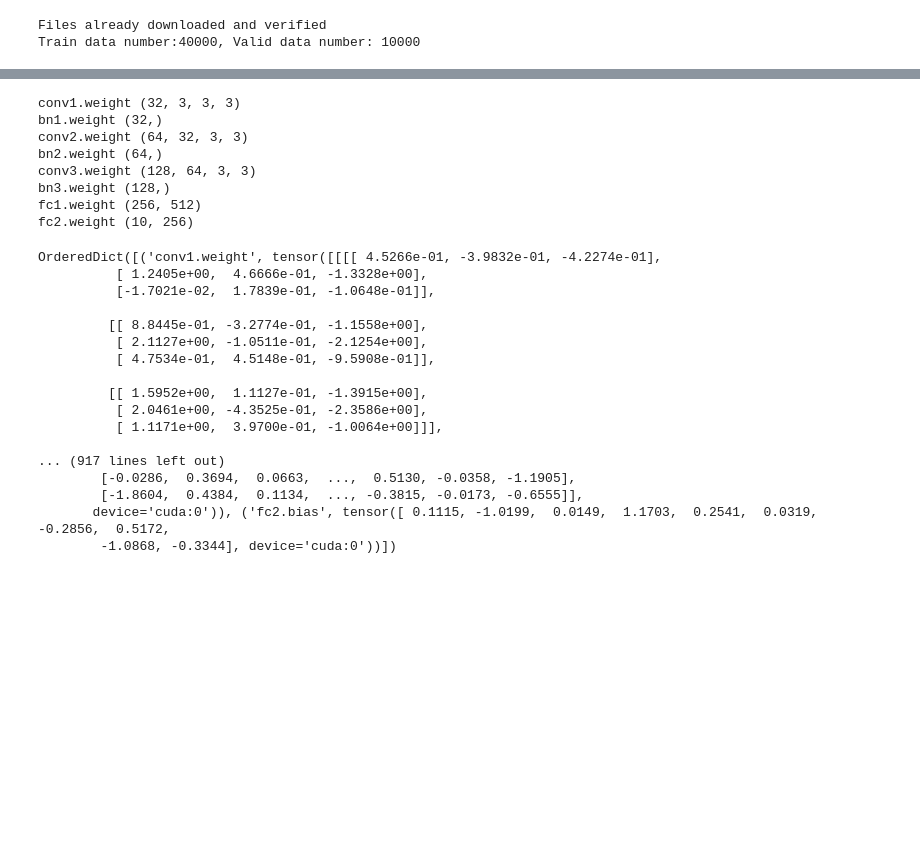
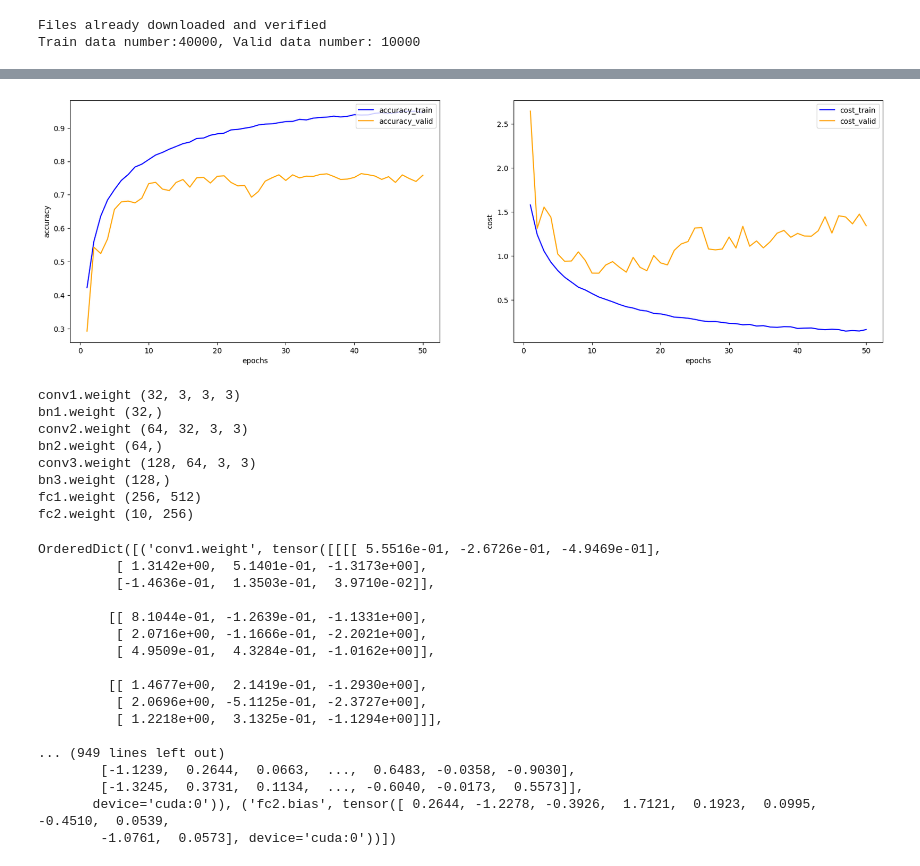
Before and after one commit to maoya23/deep-learning, a Jupyter notebook: neurogenesis/DropOut.ipynb, the cells around one changed output, grey strips where cells are left out. Saved outputs shown, nothing was run; the diff lists cells and outputs as text; code cells hidden in the pictures; blank space fills up the shorter version.

```diff
--- a/neurogenesis/DropOut.ipynb
+++ b/neurogenesis/DropOut.ipynb
@@ -26,12 +26,12 @@ torch.manual_seed(seed)
 <torch._C.Generator at 0x...>
 # %%
 
-trainval_dataset = datasets.CIFAR10('../data/cifar10', train=True,download=True,transform=transforms.ToTensor())
+trainval_dataset = datasets.CIFAR10('data/cifar10', train=True,download=True,transform=transforms.ToTensor())
 
 # 前処理を定義
 transform = transforms.Compose([transforms.ToTensor()])
 
-trainval_dataset = datasets.CIFAR10('../data/cifar10', train=True, transform=transform)
+trainval_dataset = datasets.CIFAR10('data/cifar10', train=True, transform=transform)
 
 # trainとvalidに分割
 train_dataset, val_dataset = torch.utils.data.random_split(trainval_dataset, [len(trainval_dataset)-10000, 10000],generator=torch.Generator().manual_seed(config['seed']))
@@ -127,6 +127,11 @@ model.to(device)
 optimizer2 = optim.Adam(model.parameters(), lr=config['lr'])
 loss_function = nn.CrossEntropyLoss()
 # %%
+accuracy_train=[]
+cost_train=[]
+accuracy_valid=[]
+cost_valid=[]
+
 for epoch in range(config['n_epochs']):
     losses_train = []
     losses_valid = []
@@ -156,6 +161,9 @@ for epoch in range(config['n_epochs']):
         acc_train += (pred == t).float().sum().item()
         losses_train.append(loss.tolist())
 
+    accuracy_train.append(acc_train/n_train)
+    cost_train.append(np.mean(losses_train))
+
     model.eval()
     n_val = 0
     acc_val = 0
@@ -173,6 +181,8 @@ for epoch in range(config['n_epochs']):
 
         acc_val += (pred == t).float().sum().item()
         losses_valid.append(loss.tolist())
+    accuracy_valid.append(acc_val/n_val)
+    cost_valid.append(np.mean(losses_valid))
 
     print('EPOCH: {}, Train [Loss: {:.3f}, Accuracy: {:.3f}], Valid [Loss: {:.3f}, Accuracy: {:.3f}]]'.format(
         epoch+1,
@@ -180,6 +190,31 @@ for epoch in range(config['n_epochs']):
         acc_train/n_train,
         np.mean(losses_valid),
         acc_val/n_val,
-        #{layer: getattr(model, layer).removed_neurons for layer in ['neurogenesis']}
     ))
+
+
+x=np.arange(1,config['n_epochs']+1,1)
+y1=accuracy_train
+y2=cost_train
+y3 = accuracy_valid
+y4 = cost_valid
+c1,c2= 'blue', 'orange'
+l1,l2,l3,l4 = 'accuracy_train', 'cost_train','accuracy_valid','cost_valid'
+xl1, xl2= 'epochs', 'epochs'
+yl1, yl2= 'accuracy', 'cost'
+fig = plt.figure(figsize = (20,6))
+ax1 = fig.add_subplot(1, 2, 1)
+ax2 = fig.add_subplot(1, 2, 2)
+ax1.plot(x, y1, color=c1, label=l1)
+ax1.plot(x,y3,color=c2,label=l3)
+ax2.plot(x, y2, color=c1, label=l2)
+ax2.plot(x,y4,color=c2,label=l4)
+ax1.set_xlabel(xl1)
+ax2.set_xlabel(xl2)
+ax1.set_ylabel(yl1)
+ax2.set_ylabel(yl2)
+ax1.legend(loc = 'upper right')
+ax2.legend(loc = 'upper right')
+
+plt.show()
 # %% [output]
@@ -203,3 +238,4 @@ EPOCH: 50, Train [Loss: 0.157, Accuracy: 0.948], Valid [Loss: 1.451, Accuracy: 0
+[figure, added]
 # %%
 import numpy as np
 
@@ -233,23 +269,23 @@ fc2.weight (10, 256)
 state_dict = model.state_dict()
 print(state_dict)
 # %% [output]
-OrderedDict([('conv1.weight', tensor([[[[ 4.5266e-01, -3.9832e-01, -4.2274e-01],
-          [ 1.2405e+00,  4.6666e-01, -1.3328e+00],
-          [-1.7021e-02,  1.7839e-01, -1.0648e-01]],
+OrderedDict([('conv1.weight', tensor([[[[ 5.5516e-01, -2.6726e-01, -4.9469e-01],
+          [ 1.3142e+00,  5.1401e-01, -1.3173e+00],
+          [-1.4636e-01,  1.3503e-01,  3.9710e-02]],
 
-         [[ 8.8445e-01, -3.2774e-01, -1.1558e+00],
-          [ 2.1127e+00, -1.0511e-01, -2.1254e+00],
-          [ 4.7534e-01,  4.5148e-01, -9.5908e-01]],
+         [[ 8.1044e-01, -1.2639e-01, -1.1331e+00],
+          [ 2.0716e+00, -1.1666e-01, -2.2021e+00],
+          [ 4.9509e-01,  4.3284e-01, -1.0162e+00]],
 
-         [[ 1.5952e+00,  1.1127e-01, -1.3915e+00],
-          [ 2.0461e+00, -4.3525e-01, -2.3586e+00],
-          [ 1.1171e+00,  3.9700e-01, -1.0064e+00]]],
+         [[ 1.4677e+00,  2.1419e-01, -1.2930e+00],
+          [ 2.0696e+00, -5.1125e-01, -2.3727e+00],
+          [ 1.2218e+00,  3.1325e-01, -1.1294e+00]]],
 
-... (917 lines left out)
-        [-0.0286,  0.3694,  0.0663,  ...,  0.5130, -0.0358, -1.1905],
-        [-1.8604,  0.4384,  0.1134,  ..., -0.3815, -0.0173, -0.6555]],
-       device='cuda:0')), ('fc2.bias', tensor([ 0.1115, -1.0199,  0.0149,  1.1703,  0.2541,  0.0319, -0.2856,  0.5172,
-        -1.0868, -0.3344], device='cuda:0'))])
+... (949 lines left out)
+        [-1.1239,  0.2644,  0.0663,  ...,  0.6483, -0.0358, -0.9030],
+        [-1.3245,  0.3731,  0.1134,  ..., -0.6040, -0.0173,  0.5573]],
+       device='cuda:0')), ('fc2.bias', tensor([ 0.2644, -1.2278, -0.3926,  1.7121,  0.1923,  0.0995, -0.4510,  0.0539,
+        -1.0761,  0.0573], device='cuda:0'))])
 # %%
 conv_net2 = nn.Sequential(
     nn.Conv2d(3, 32, 3),              # 32x32x3 -> 30x30x32
```
Also changed, not shown: parts of 4 cells of this notebook, 1 other file.
